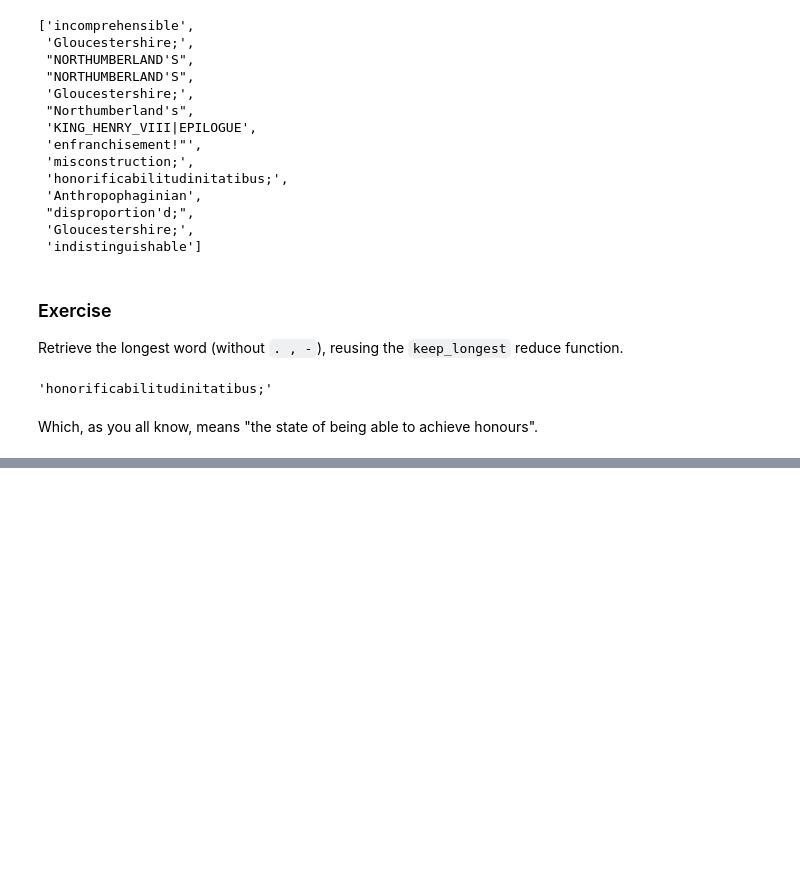
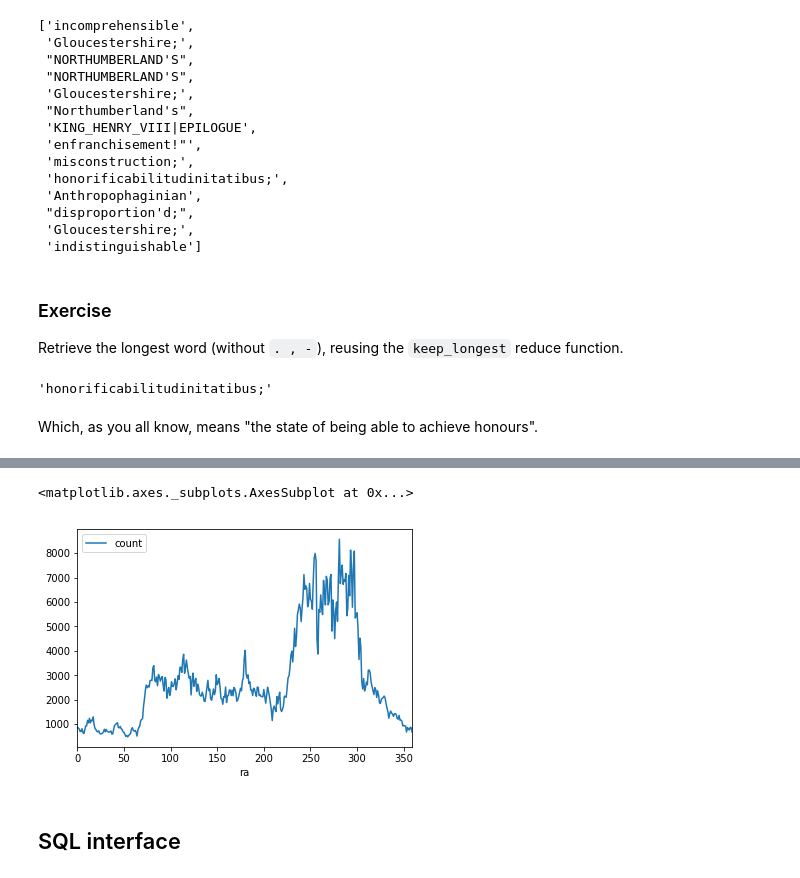
Before and after one commit to Python4AstronomersAndParticlePhysicists/PythonWorkshop-ICE, a Jupyter notebook: notebooks/13_01_Big_Data.ipynb, the cells around one changed output, grey strips where cells are left out. Cells and saved outputs as stored; diff of their text form; code cells hidden in the pictures; blank space fills up the shorter version.

```diff
--- a/notebooks/13_01_Big_Data.ipynb
+++ b/notebooks/13_01_Big_Data.ipynb
@@ -413,0 +574,9 @@ gaia_hpix.head(5)
+# %%
+ra_hist = gaia.groupBy(
+    (
+        func.floor(gaia.ra)
+    ).alias('ra'),
+).count().orderBy(
+    'ra'
+)
+ra_hist.take(10)
@@ -413,0 +594,8 @@ gaia_hpix.head(5)
+# %%
+ra_hist.toPandas().set_index('ra').plot()
+# %% [output]
+<matplotlib.axes._subplots.AxesSubplot at 0x...>
+[figure, added]
+# %% [markdown]
+<a id='SQL_interface'></a>
+## SQL interface
```
Also changed, not shown: parts of 58 cells of this notebook, 1 other file.
